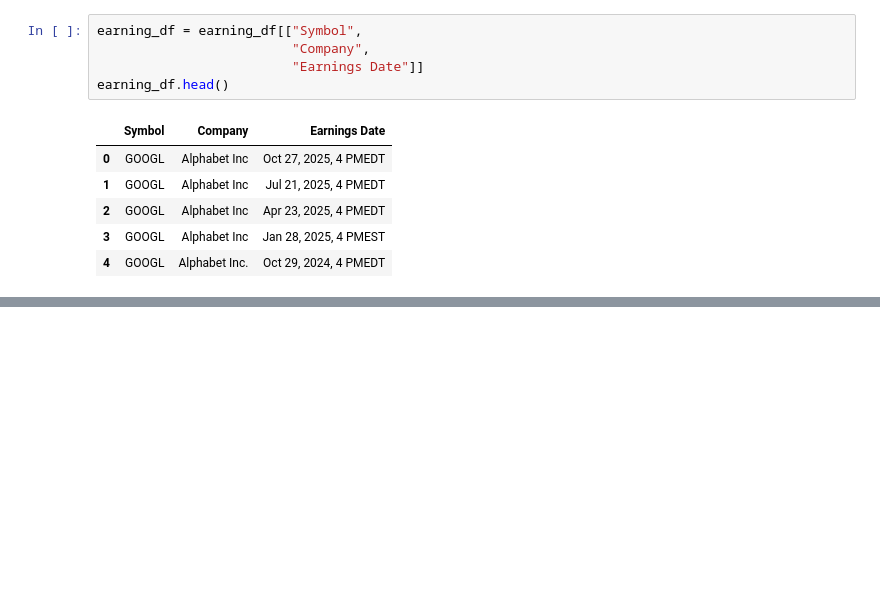
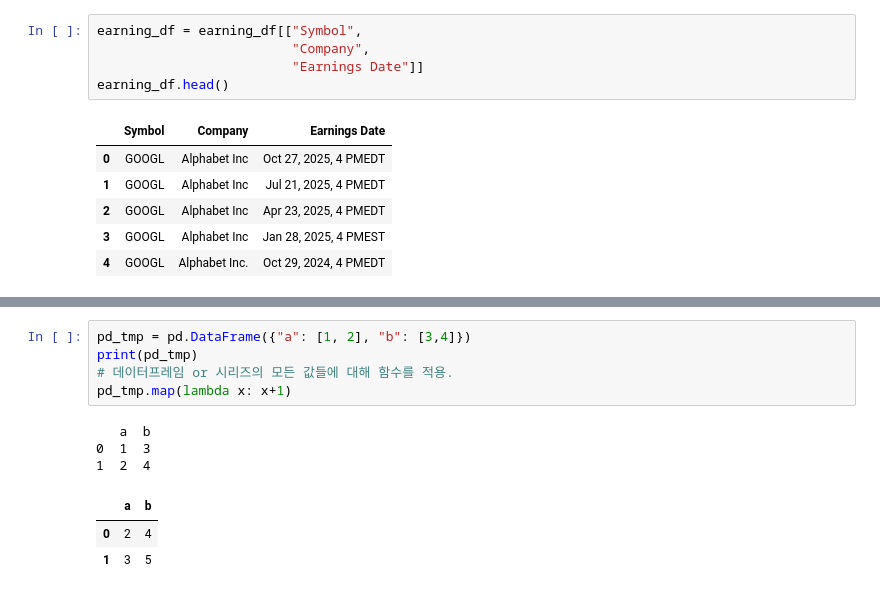
Before and after one commit to hajju0617/Data-Analysis-Study, a Jupyter notebook: pandas_numpy_data_processing.ipynb, the cells around one changed output, grey strips where cells are left out. Drawn from its saved outputs; the diff is of its cells as text; blank space fills up the shorter version.

```diff
--- a/pandas_numpy_data_processing.ipynb
+++ b/pandas_numpy_data_processing.ipynb
@@ -298,0 +319,12 @@ earning_df.head()
+# %%
+pd_tmp = pd.DataFrame({"a": [1, 2], "b": [3,4]})
+print(pd_tmp)
+# 데이터프레임 or 시리즈의 모든 값들에 대해 함수를 적용.
+pd_tmp.map(lambda x: x+1)
+# %% [output]
+   a  b
+0  1  3
+1  2  4
+|  | a | b |
+| 0 | 2 | 4 |
+| 1 | 3 | 5 |
```
Also changed, not shown: parts of 2 cells of this notebook.
